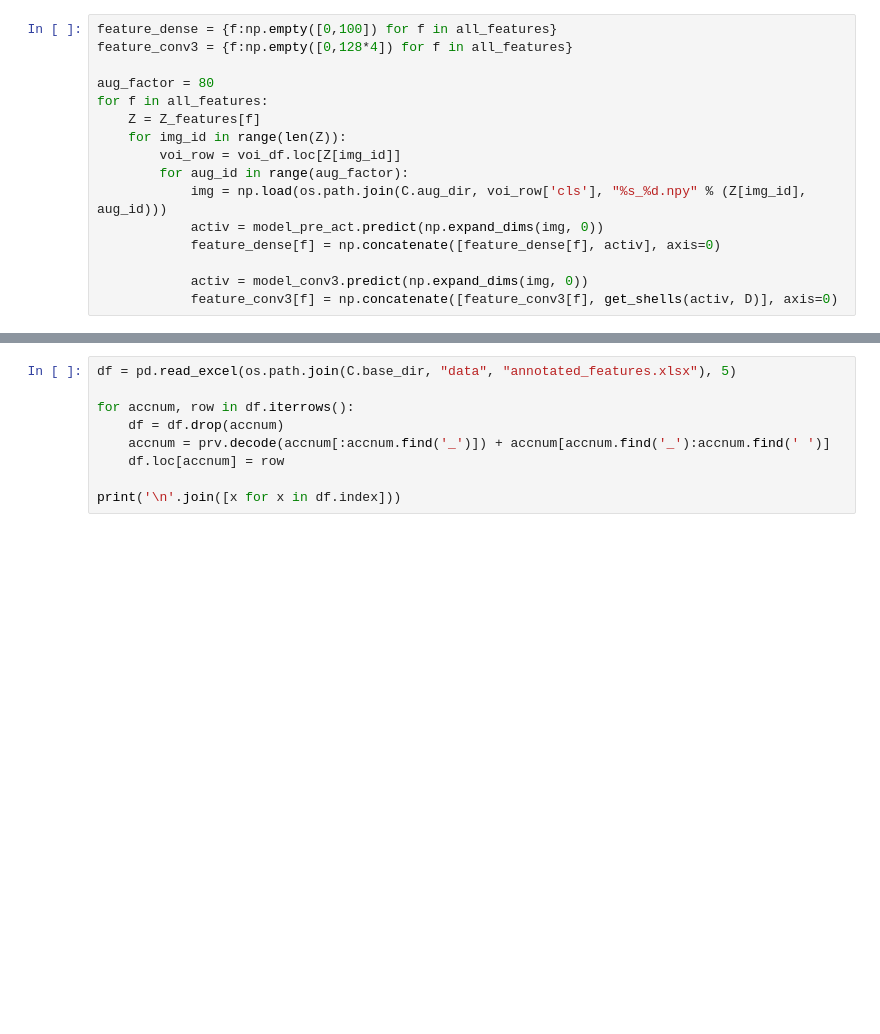
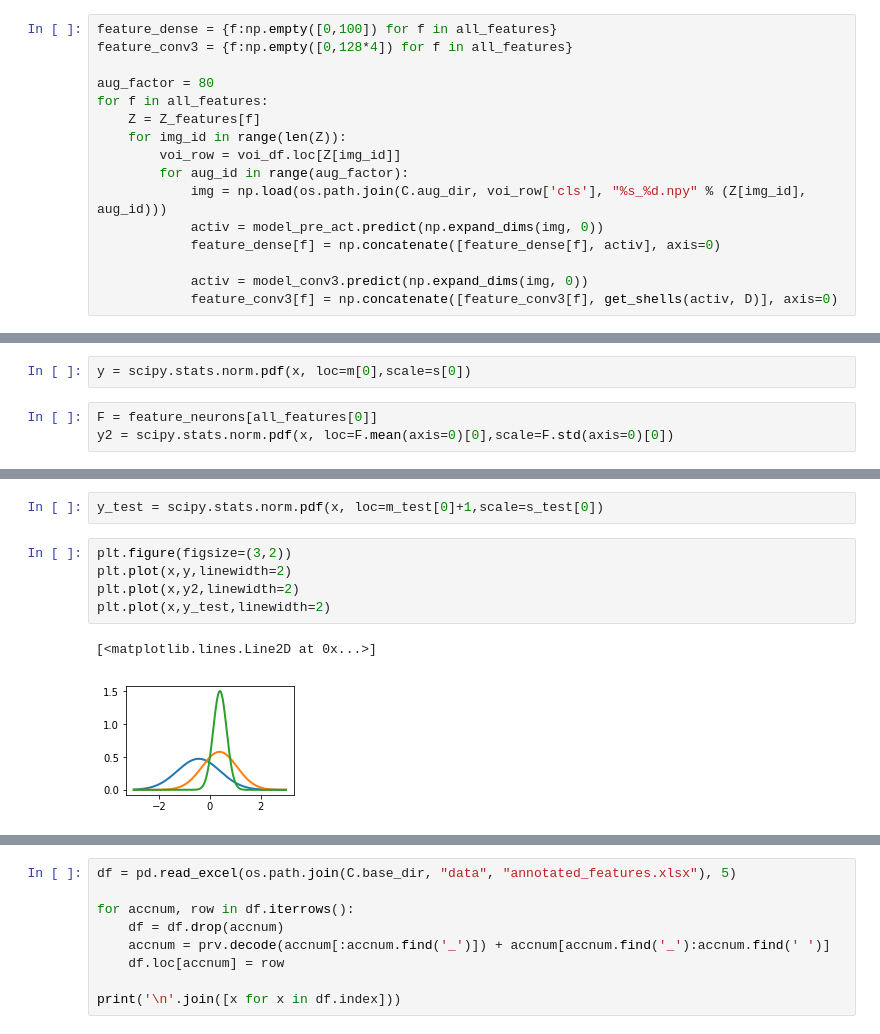
Before and after one commit to clintonjwang/voi-classifier, a Jupyter notebook: python/feature-analysis.ipynb, the cells around one changed output, grey strips where cells are left out. Saved outputs shown, nothing was run; the diff lists cells and outputs as text; blank space fills up the shorter version.

```diff
--- a/python/feature-analysis.ipynb
+++ b/python/feature-analysis.ipynb
@@ -143,0 +158,5 @@ fixed_indices = fixed_indices.astype(int)
+# %%
+y = scipy.stats.norm.pdf(x, loc=m[0],scale=s[0])
+# %%
+F = feature_neurons[all_features[0]]
+y2 = scipy.stats.norm.pdf(x, loc=F.mean(axis=0)[0],scale=F.std(axis=0)[0])
@@ -143,0 +203,10 @@ fixed_indices = fixed_indices.astype(int)
+# %%
+y_test = scipy.stats.norm.pdf(x, loc=m_test[0]+1,scale=s_test[0])
+# %%
+plt.figure(figsize=(3,2))
+plt.plot(x,y,linewidth=2)
+plt.plot(x,y2,linewidth=2)
+plt.plot(x,y_test,linewidth=2)
+# %% [output]
+[<matplotlib.lines.Line2D at 0x...>]
+[figure, added]
```
Also changed, not shown: parts of 20 cells of this notebook.
